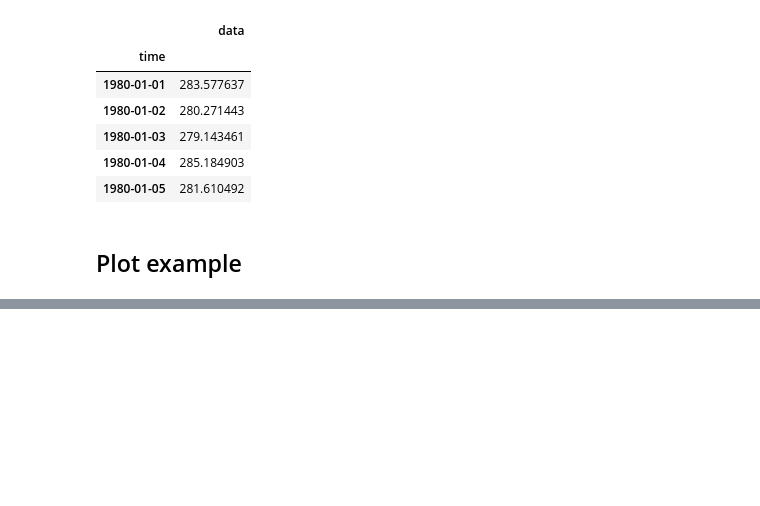
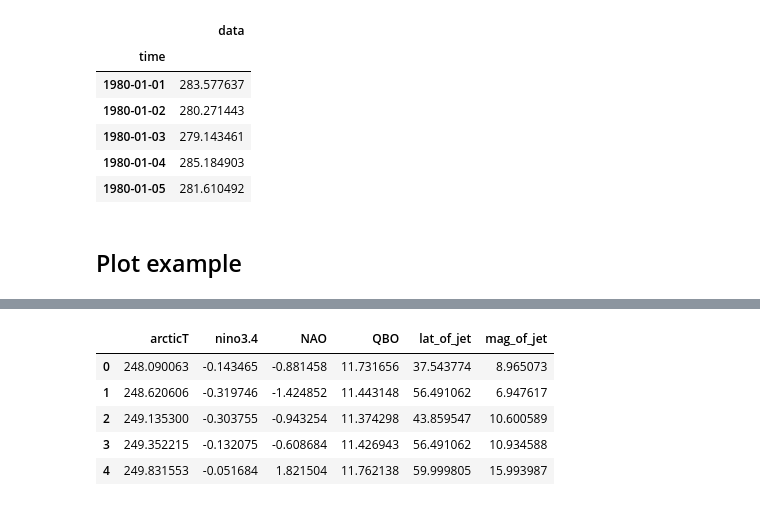
Before and after one commit to risaueno/urban-climate-downloader, a Jupyter notebook: notebooks/introduction.ipynb, the cells around one changed output, grey strips where cells are left out. Cells and saved outputs as stored; diff of their text form; code cells hidden in the pictures; blank space fills up the shorter version.

```diff
--- a/notebooks/introduction.ipynb
+++ b/notebooks/introduction.ipynb
@@ -117,0 +136,9 @@ plt.show()
+# %%
+X.head()
+# %% [output]
+|  | arcticT | nino3.4 | NAO | QBO | lat_of_jet | mag_of_jet |
+| 0 | 248.090063 | -0.143465 | -0.881458 | 11.731656 | 37.543774 | 8.965073 |
+| 1 | 248.620606 | -0.319746 | -1.424852 | 11.443148 | 56.491062 | 6.947617 |
+| 2 | 249.135300 | -0.303755 | -0.943254 | 11.374298 | 43.859547 | 10.600589 |
+| 3 | 249.352215 | -0.132075 | -0.608684 | 11.426943 | 56.491062 | 10.934588 |
+| 4 | 249.831553 | -0.051684 | 1.821504 | 11.762138 | 59.999805 | 15.993987 |
```
Also changed, not shown: parts of 5 cells of this notebook, 3 other files.
